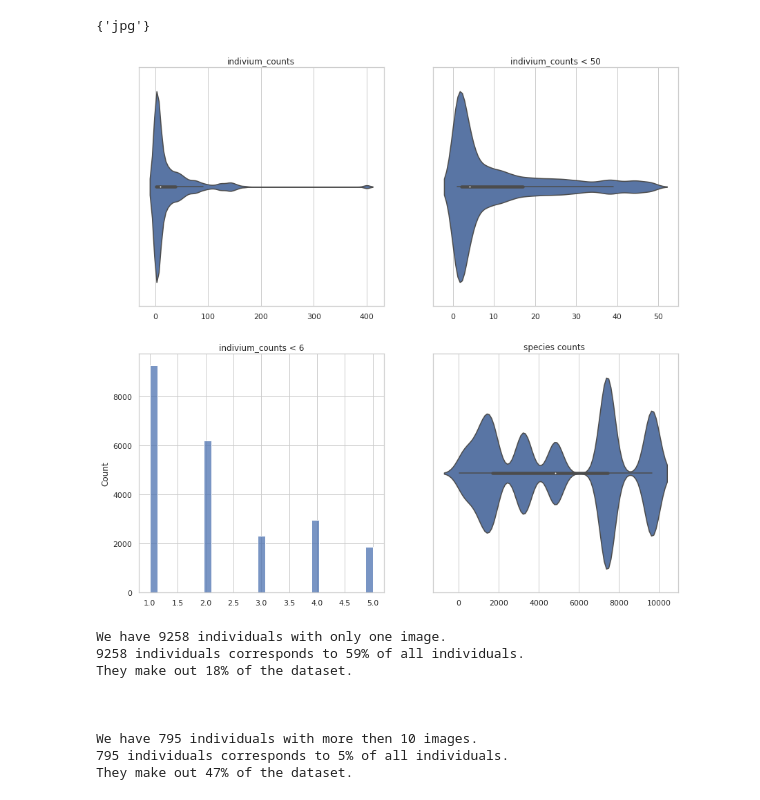
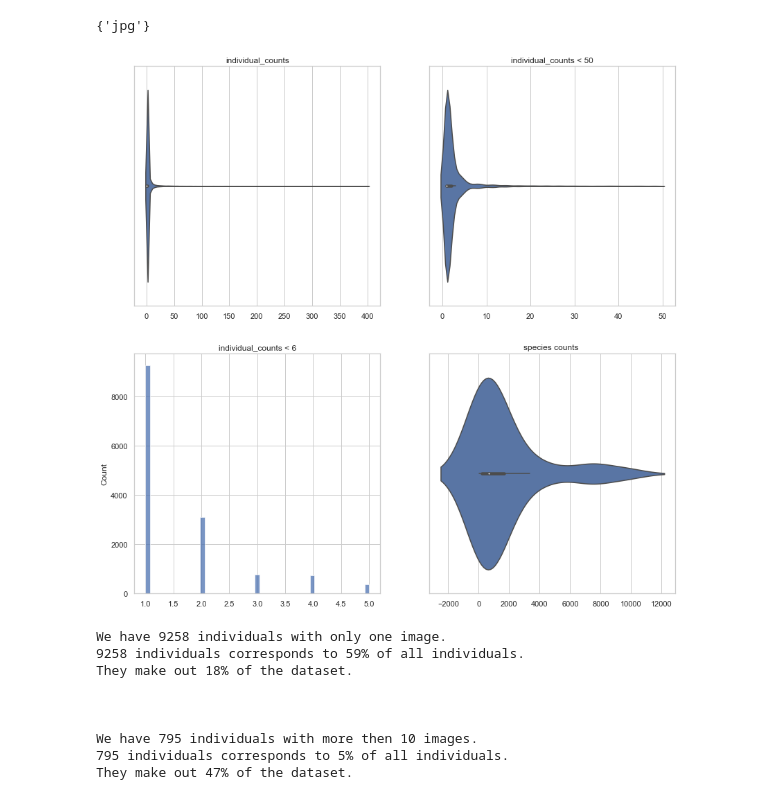
Before and after one commit to louiskhub/happywhale, a Jupyter notebook: visualizations/data_visualization.ipynb, the cells around one changed output. Drawn from its saved outputs; the diff is of its cells as text; code cells hidden in the pictures.

```diff
--- a/visualizations/data_visualization.ipynb
+++ b/visualizations/data_visualization.ipynb
@@ -57,60 +59,50 @@ find_ending = np.vectorize(lambda x : x[x.find(".")+1:])
 set(find_ending(df["image"].values))
 # %% [output]
 {'jpg'}
-# %%
-# create columns with counts
-df["species_counts"] = df.groupby('species')["species"].transform('count')
-df['individum_count'] = df.groupby('individual_id')['individual_id'].transform('count')
-
-# create int labels for species/individuals
-int_labels = {name:id for id, name in enumerate(df["individual_id"].unique())}
-df["label"]  = df["individual_id"].apply(lambda x: int_labels[x])
-
-species_labels = {name:id for id, name in enumerate(df["species"].unique())}
-df["species_label"]  = df["species"].apply(lambda x: species_labels[x])
-
-indivium_counts = df["individum_count"].values
-species_counts = df["species_counts"].values
 # %%
 #@title Data Analysis
+individual_counts = df.value_counts("label").values
+species_counts = df.value_counts("species").values
+
+
 
 sns.set_theme(style="whitegrid")
 fig, ax = plt.subplots(nrows=2, ncols=2,figsize=(14,14))
 
-sns.violinplot(x=indivium_counts[indivium_counts < 50],ax = ax[0,1])
-ax[0,1].set_title("indivium_counts < 50")
+sns.violinplot(x=individual_counts[individual_counts < 50],ax = ax[0,1])
+ax[0,1].set_title("individual_counts < 50")
 
-sns.violinplot(x=indivium_counts,ax = ax[0,0])
-ax[0,0].set_title("indivium_counts")
-sns.histplot(x=indivium_counts[indivium_counts < 6],ax = ax[1,0])
-ax[1,0].set_title("indivium_counts < 6")
+sns.violinplot(x=individual_counts,ax = ax[0,0])
+ax[0,0].set_title("individual_counts")
+sns.histplot(x=individual_counts[individual_counts < 6],ax = ax[1,0])
+ax[1,0].set_title("individual_counts < 6")
 sns.violinplot(x=species_counts,ax = ax[1,1])
 ax[1,1].set_title("species counts ")
 plt.show()
 
 give_nice_percentage = lambda x, y: int(100 * np.round(x/y, 2))
-number_of_indiviuals_with_one_image = (indivium_counts ==1).sum()
-percentage_of_indiviuals_with_one_image =  give_nice_percentage(number_of_indiviuals_with_one_image,df["label"].max()+1)
+number_of_indiviuals_with_one_image = (individual_counts ==1).sum()
+percentage_of_indiviuals_with_one_image =  give_nice_percentage(number_of_indiviuals_with_one_image,len(individual_counts))
 
-their_amount_of_images = (indivium_counts ==1).sum()
-percentage_data = give_nice_percentage(their_amount_of_images,len(indivium_counts))
+their_amount_of_images = (df["individual_counts"]==1).sum()
+
+percentage_data = give_nice_percentage(their_amount_of_images,len(df))
 print("\n\n")
 print(f"""We have {number_of_indiviuals_with_one_image} individuals with only one image.
 {number_of_indiviuals_with_one_image} individuals corresponds to {percentage_of_indiviuals_with_one_image }% of all individuals.
 They make out {percentage_data}% of the dataset.""")
 
 UPPER_LIMIT_OF_IMAGES = 10
-counts = df.value_counts(["label"]).values
-number_of_animals_above_limit= len(counts[counts >UPPER_LIMIT_OF_IMAGES])
-percentage_of_animals_above_limit = give_nice_percentage(number_of_animals_above_limit,df["label"].max()+1)
-their_amount_of_images = len(df[indivium_counts > UPPER_LIMIT_OF_IMAGES])
+number_of_animals_above_limit= (individual_counts>UPPER_LIMIT_OF_IMAGES).sum()
+percentage_of_animals_above_limit = give_nice_percentage(number_of_animals_above_limit,len(individual_counts))
+their_amount_of_images = (df["individual_counts"] > UPPER_LIMIT_OF_IMAGES).sum()
 percentage_data = give_nice_percentage(their_amount_of_images,len(df))
 print("\n\n")
 print(f"""We have {number_of_animals_above_limit} individuals with more then {UPPER_LIMIT_OF_IMAGES} images.
 {number_of_animals_above_limit} individuals corresponds to {percentage_of_animals_above_limit}% of all individuals.
 They make out {percentage_data}% of the dataset.""")
 # %% [output]
-[figure, old version]
+[figure, new version]
 We have 9258 individuals with only one image.
 9258 individuals corresponds to 59% of all individuals.
 They make out 18% of the dataset.
```
Also changed, not shown: parts of 3 cells of this notebook, 6 other files.
